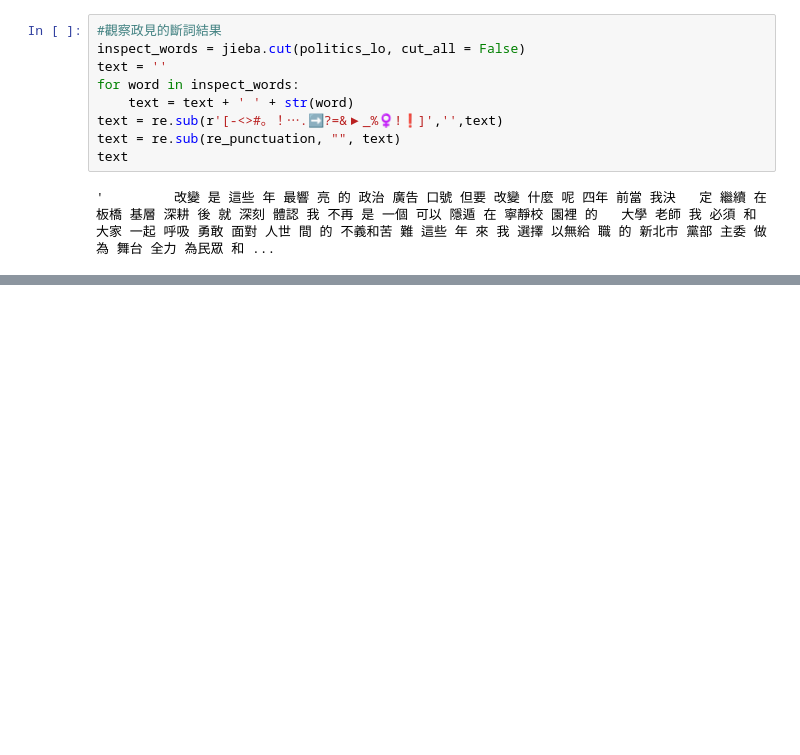
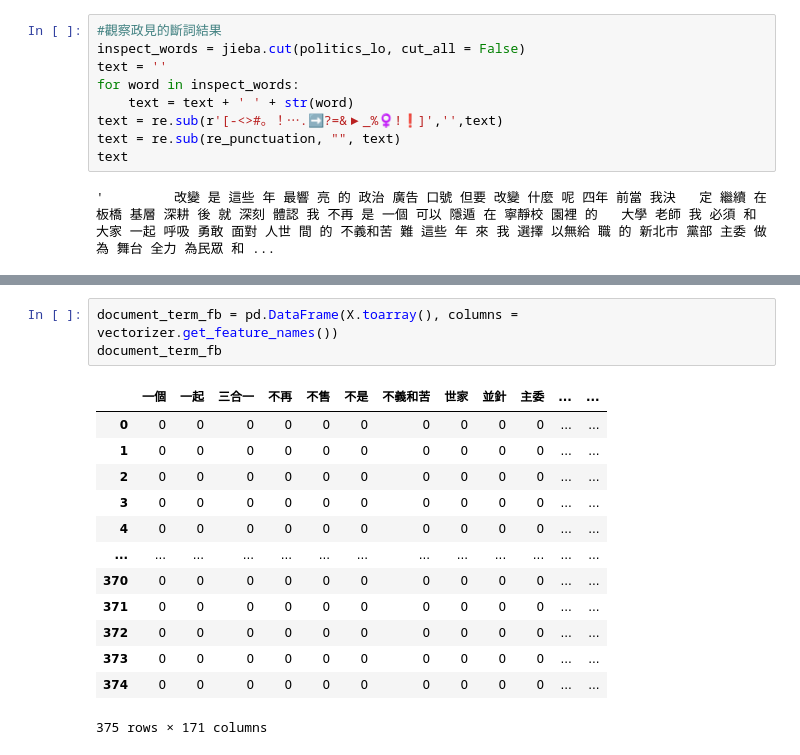
Before and after one commit to binying-lu/-2021-Politics-and-information, a Jupyter notebook: HW 0412/Banqiao_Lo.ipynb, the cells around one changed output, grey strips where cells are left out. Cells and saved outputs as stored; diff of their text form; blank space fills up the shorter version.

```diff
--- a/HW 0412/Banqiao_Lo.ipynb
+++ b/HW 0412/Banqiao_Lo.ipynb
@@ -357,0 +457,17 @@ Counter({'一秒': 1,
+# %%
+document_term_fb = pd.DataFrame(X.toarray(), columns = vectorizer.get_feature_names())
+document_term_fb
+# %% [output]
+|  | 一個 | 一起 | 三合一 | 不再 | 不售 | 不是 | 不義和苦 | 世家 | 並針 | 主委 | ... | ... |
+| 0 | 0 | 0 | 0 | 0 | 0 | 0 | 0 | 0 | 0 | 0 | ... | ... |
+| 1 | 0 | 0 | 0 | 0 | 0 | 0 | 0 | 0 | 0 | 0 | ... | ... |
+| 2 | 0 | 0 | 0 | 0 | 0 | 0 | 0 | 0 | 0 | 0 | ... | ... |
+| 3 | 0 | 0 | 0 | 0 | 0 | 0 | 0 | 0 | 0 | 0 | ... | ... |
+| 4 | 0 | 0 | 0 | 0 | 0 | 0 | 0 | 0 | 0 | 0 | ... | ... |
+| ... | ... | ... | ... | ... | ... | ... | ... | ... | ... | ... | ... | ... |
+| 370 | 0 | 0 | 0 | 0 | 0 | 0 | 0 | 0 | 0 | 0 | ... | ... |
+| 371 | 0 | 0 | 0 | 0 | 0 | 0 | 0 | 0 | 0 | 0 | ... | ... |
+| 372 | 0 | 0 | 0 | 0 | 0 | 0 | 0 | 0 | 0 | 0 | ... | ... |
+| 373 | 0 | 0 | 0 | 0 | 0 | 0 | 0 | 0 | 0 | 0 | ... | ... |
+| 374 | 0 | 0 | 0 | 0 | 0 | 0 | 0 | 0 | 0 | 0 | ... | ... |
+375 rows × 171 columns
```
Also changed, not shown: parts of 18 cells of this notebook, 5 other files.
